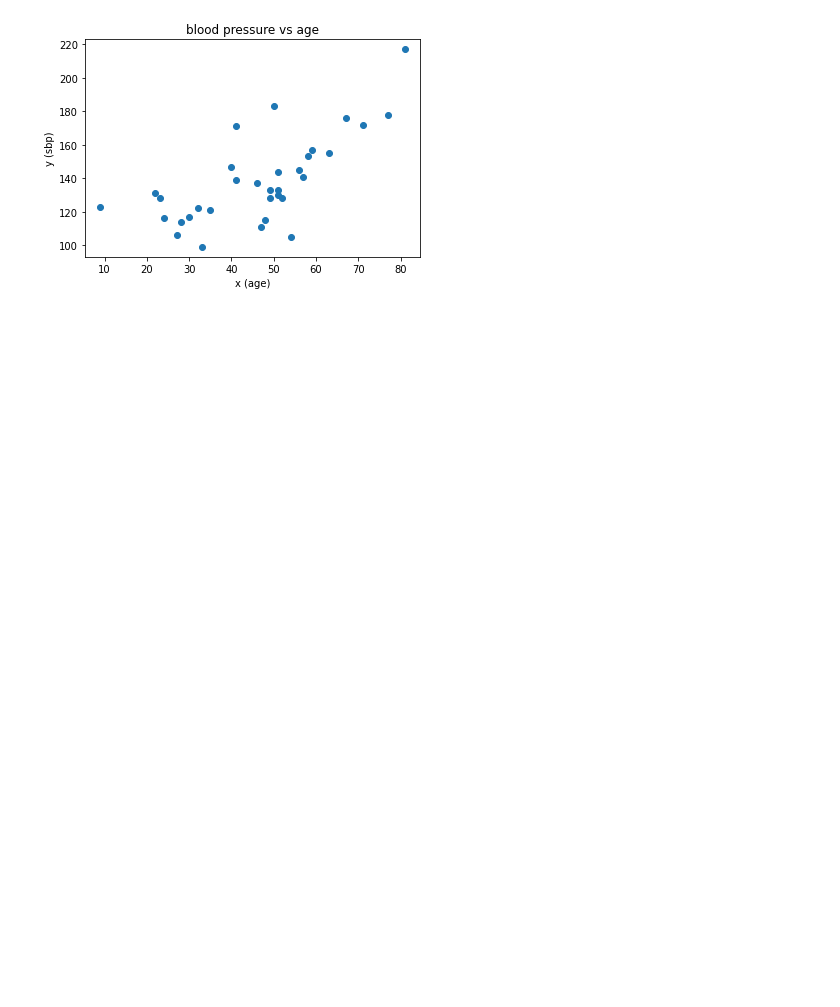
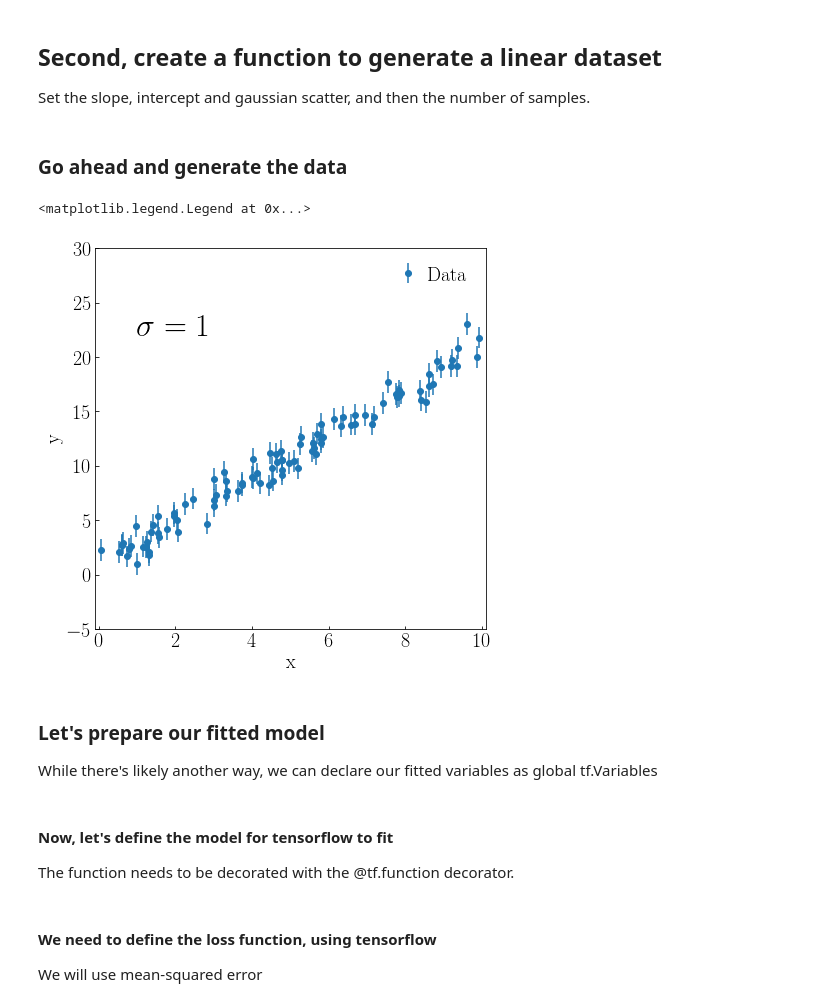
Before and after one commit to brantr/tensorflow-linear-regression, a Jupyter notebook: tensorflow-linear-regression.ipynb, the cells around one changed output. Saved outputs shown, nothing was run; the diff lists cells and outputs as text; code cells hidden in the pictures; blank space fills up the shorter version.

```diff
--- a/tensorflow-linear-regression.ipynb
+++ b/tensorflow-linear-regression.ipynb
@@ -20 +17,9 @@ print(tf.__version__)
+# %% [markdown]
+## Second, create a function to generate a linear dataset
+
+Set the slope, intercept and gaussian scatter, and then the number of samples.
+# %%
+#a straight line
+def line(x,m,b):
+    return m*x+b
 # %%
@@ -29,8 +46,27 @@ data_y = np.asarray(y, np.float32)
+# %% [markdown]
+### Go ahead and generate the data
+# %%
+x, y, y_err = generate_data()
 # %%
-plt.scatter(x=x,y=y)
-plt.title("blood pressure vs age")
-plt.xlabel("x (age)")
-plt.ylabel("y (sbp)")
-plt.show()
+matplotlib.rcParams['font.family'] = ['Family1','serif','Family2']
+matplotlib.rcParams['text.usetex'] = 'True'
+f,ax = plt.subplots(1,1,figsize=(7,7))
+ax.tick_params(axis="both", which="both", direction="in")
+for tick in ax.xaxis.get_ticklabels():
+    tick.set_fontsize(20)
+for tick in ax.yaxis.get_ticklabels():
+    tick.set_fontsize(20)
+ax.errorbar(x,y,y_err,fmt='o',label='Data')
+ax.set_xlim([-0.1,10.1])
+ax.set_ylim([-5.,30])
+ax.text(1.,22.,r'$\sigma = 1$',color='0',fontsize=32)
+ax.set_xlabel('x',fontsize=20)
+ax.set_ylabel('y',fontsize=20)
+plt.legend(frameon=False,fontsize=20,handletextpad=0)
 # %% [output]
+<matplotlib.legend.Legend at 0x...>
-[figure, old version]
+[figure, new version]
+# %% [markdown]
+### Let's prepare our fitted model
+
+While there's likely another way, we can declare our fitted variables as global tf.Variables
@@ -36,0 +80,4 @@ plt.show()
+# %% [markdown]
+#### Now, let's define the model for tensorflow to fit
+
+The function needs to be decorated with the @tf.function decorator.
@@ -36,0 +89,4 @@ plt.show()
+# %% [markdown]
+#### We need to define the loss function, using tensorflow
+
+We will use mean-squared error
```
Also changed, not shown: parts of 19 cells of this notebook, 2 other files.
